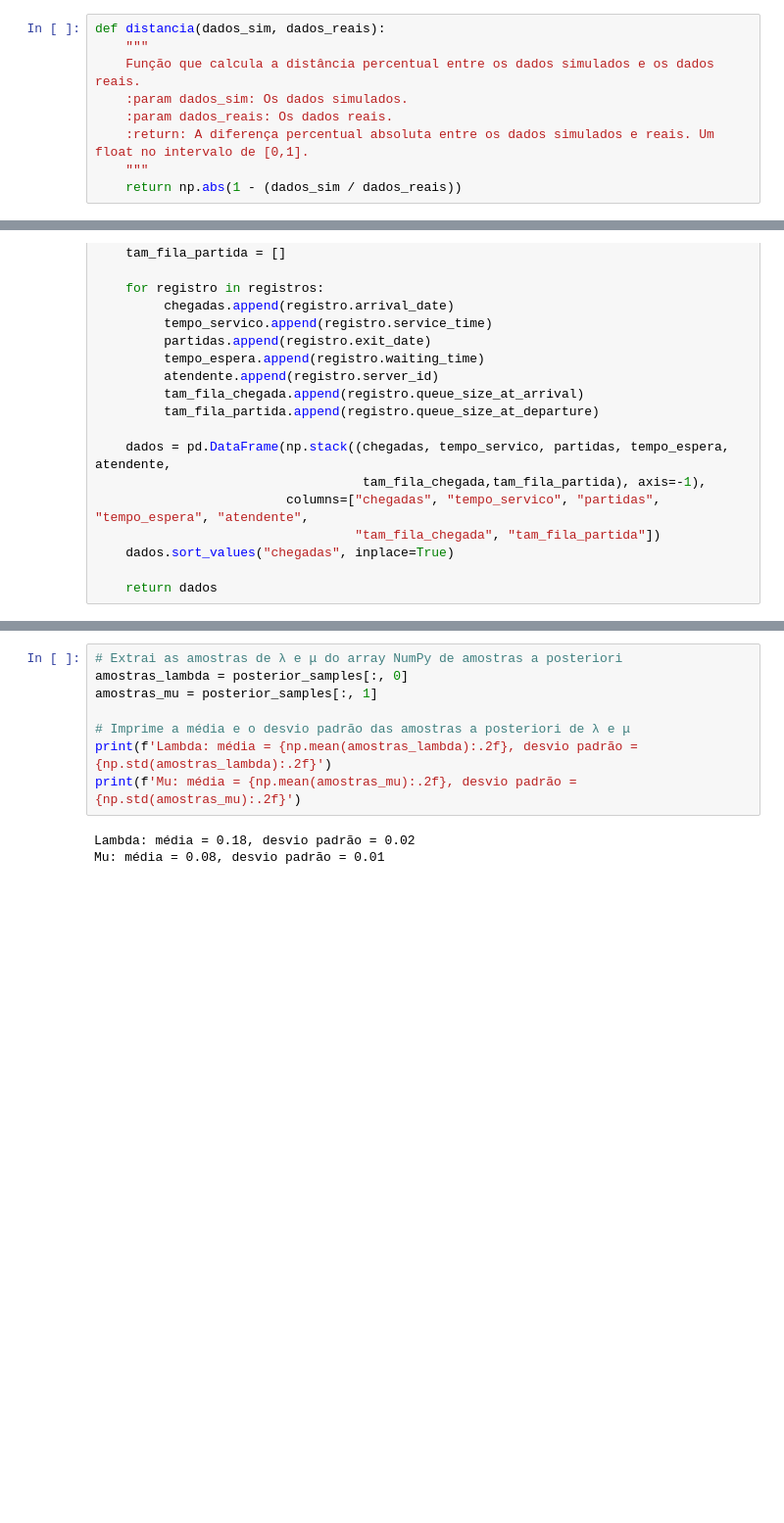
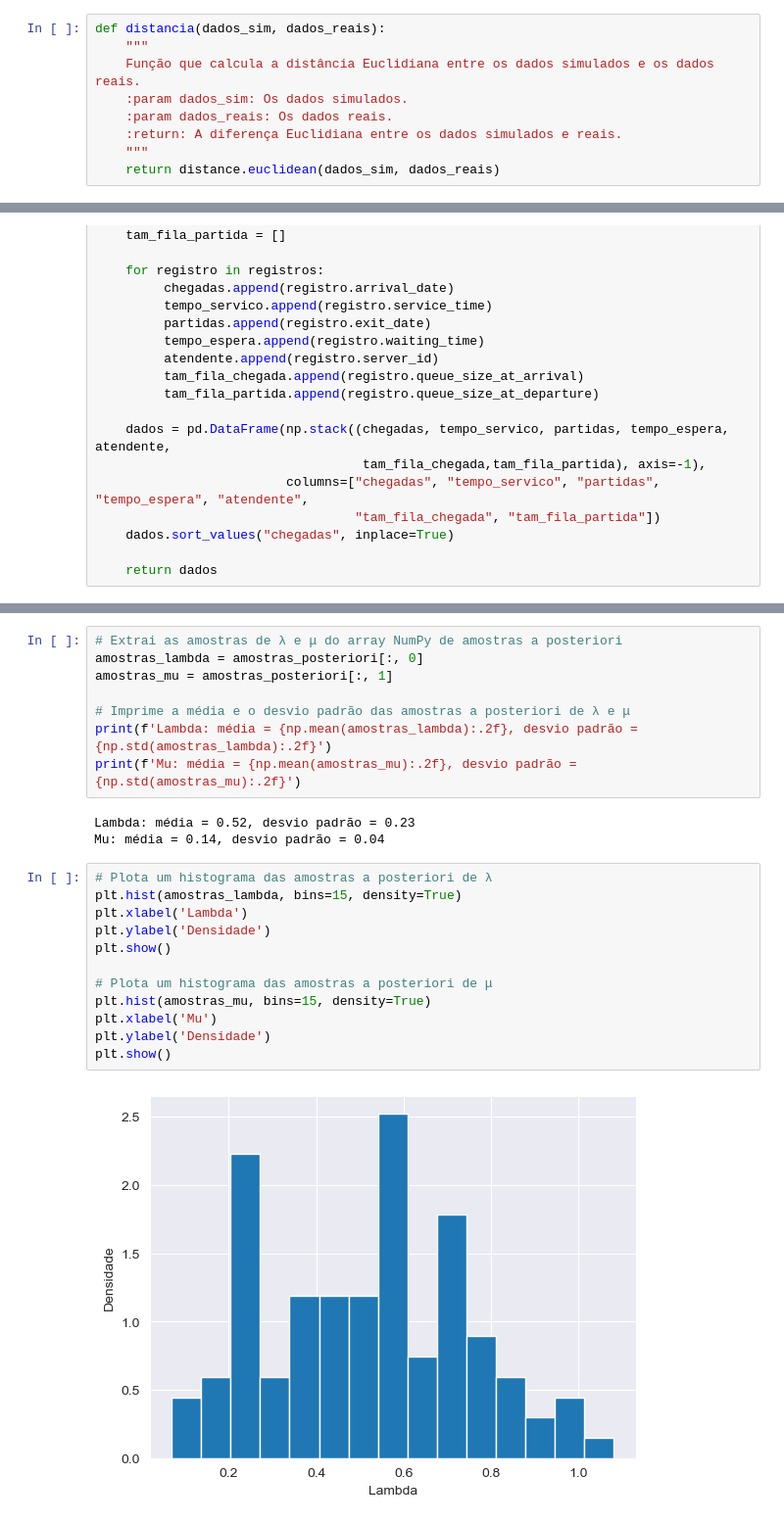
Before and after one commit to pauloceliojr/mcimd-listas, a Jupyter notebook: Trabalho Final/Trabalho_Final.ipynb, the cells around one changed output, grey strips where cells are left out. Shown: that part at 98% size. Saved outputs shown, nothing was run; the diff lists cells and outputs as text; blank space fills up the shorter version.

Commit message:
Correção da letra A, para utilizar a distância euclidiana.

```diff
--- a/Trabalho Final/Trabalho_Final.ipynb
+++ b/Trabalho Final/Trabalho_Final.ipynb
@@ -205,12 +207,12 @@ def gera_amostras_priori():
 # %%
 def distancia(dados_sim, dados_reais):
     """
-    Função que calcula a distância percentual entre os dados simulados e os dados reais.
+    Função que calcula a distância Euclidiana entre os dados simulados e os dados reais.
     :param dados_sim: Os dados simulados.
     :param dados_reais: Os dados reais.
-    :return: A diferença percentual absoluta entre os dados simulados e reais. Um float no intervalo de [0,1].
+    :return: A diferença Euclidiana entre os dados simulados e reais.
     """
-    return np.abs(1 - (dados_sim / dados_reais))
+    return distance.euclidean(dados_sim, dados_reais)
 # %%
 def cria_fila_simulada(lambda_priori, mu_priori, num_servidores=2, tam_max_fila=200, seed=1914):
     """
@@ -313,11 +321,25 @@ print(posterior_samples)
 # %%
 # Extrai as amostras de λ e μ do array NumPy de amostras a posteriori
-amostras_lambda = posterior_samples[:, 0]
-amostras_mu = posterior_samples[:, 1]
+amostras_lambda = amostras_posteriori[:, 0]
+amostras_mu = amostras_posteriori[:, 1]
 
 # Imprime a média e o desvio padrão das amostras a posteriori de λ e μ
 print(f'Lambda: média = {np.mean(amostras_lambda):.2f}, desvio padrão = {np.std(amostras_lambda):.2f}')
 print(f'Mu: média = {np.mean(amostras_mu):.2f}, desvio padrão = {np.std(amostras_mu):.2f}')
 # %% [output]
-Lambda: média = 0.18, desvio padrão = 0.02
-Mu: média = 0.08, desvio padrão = 0.01
+Lambda: média = 0.52, desvio padrão = 0.23
+Mu: média = 0.14, desvio padrão = 0.04
+# %%
+# Plota um histograma das amostras a posteriori de λ
+plt.hist(amostras_lambda, bins=15, density=True)
+plt.xlabel('Lambda')
+plt.ylabel('Densidade')
+plt.show()
+
+# Plota um histograma das amostras a posteriori de μ
+plt.hist(amostras_mu, bins=15, density=True)
+plt.xlabel('Mu')
+plt.ylabel('Densidade')
+plt.show()
+# %% [output]
+[figure, added]
```
Also changed, not shown: parts of 3 cells of this notebook.
